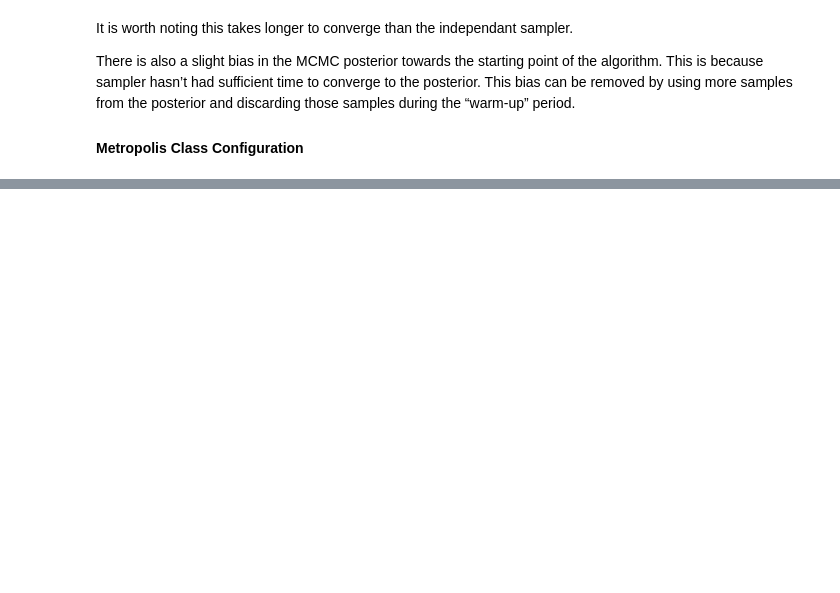
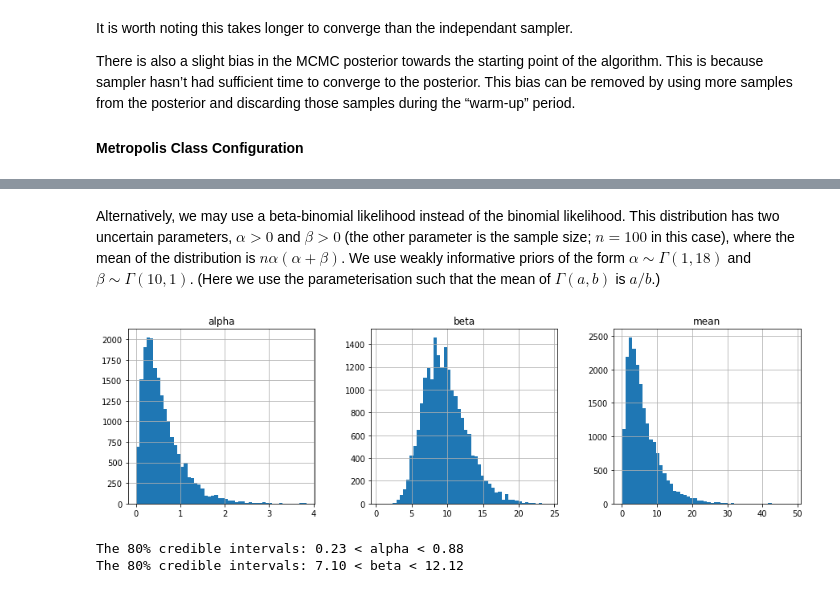
Before and after one commit to KCGallagher/periodic-sampling, a Jupyter notebook: periodic_sampling/sampling_methods/exampler.ipynb, the cells around one changed output, grey strips where cells are left out. Cells and saved outputs as stored; diff of their text form; code cells hidden in the pictures; blank space fills up the shorter version.

Commit message:
Complete hastings proposal (#13)

```diff
--- a/periodic_sampling/sampling_methods/exampler.ipynb
+++ b/periodic_sampling/sampling_methods/exampler.ipynb
@@ -358,0 +359,32 @@ met_output.hist('N', bins=50);
+# %% [markdown]
+Alternatively, we may use a beta-binomial likelihood instead of the binomial likelihood. This distribution has two uncertain parameters, $\alpha > 0$ and $\beta > 0$ (the other parameter is the sample size; $n = 100$ in this case), where the mean of the distribution is $n \alpha (\alpha + \beta)$. We use weakly informative priors of the form $\alpha \sim \Gamma(1, 18)$ and $\beta \sim \Gamma(10,1)$. (Here we use the parameterisation such that the mean of $\Gamma(a, b)$ is $a/b$.)
+# %%
+N = 100; X = 6  # Sample data (6 positive cases out of 100)
+
+alpha_param = MetropolisParameter(
+    value=np.random.random(), step_size=1,
+    prior=lambda alpha : ss.gamma.pdf(x=alpha, a=1, scale=8),
+    likelihood=lambda alpha, beta : ss.betabinom.pmf(k=X, n=N, a=alpha, b=beta))
+alpha_param.proposal_value = lambda alpha : ss.lognorm.rvs(s=alpha_param.step_size, scale=alpha)
+alpha_param.proposal_func = lambda a1, a2 : ss.lognorm.pdf(x=a1, s=alpha_param.step_size, scale=a2)
+
+beta_param = MetropolisParameter(
+    value=np.random.random(), step_size=1,
+    prior=lambda beta : ss.gamma.pdf(x=beta, a=10, scale=1),
+    likelihood=lambda alpha, beta : ss.betabinom.pmf(k=X, n=N, a=alpha, b=beta))
+beta_param.proposal_value = lambda beta : ss.lognorm.rvs(s=beta_param.step_size, scale=beta)
+beta_param.proposal_func = lambda b1, b2 : ss.lognorm.pdf(x=b1, s=beta_param.step_size, scale=b2)
+
+
+met_sampler = MetropolisSampler(params={'alpha': alpha_param, 'beta': beta_param})
+met_output = met_sampler.sampling_routine(step_num=20000)
+met_output['mean'] = N * met_output['alpha'] / (met_output['alpha'] + met_output['beta'])
+met_output.hist(['alpha', 'beta', 'mean'], bins=50, figsize=(15, 4), layout=(1,3));
+# %% [output]
+[figure, added]
+# %%
+print(f"The 80% credible intervals: {np.quantile(met_output['alpha'], 0.2):.2f} < alpha < {np.quantile(met_output['alpha'], 0.8):.2f}")
+print(f"The 80% credible intervals: {np.quantile(met_output['beta'], 0.2):.2f} < beta < {np.quantile(met_output['beta'], 0.8):.2f}")
+# %% [output]
+The 80% credible intervals: 0.23 < alpha < 0.88
+The 80% credible intervals: 7.10 < beta < 12.12
```
Also changed, not shown: parts of 8 cells of this notebook, 1 other file.
